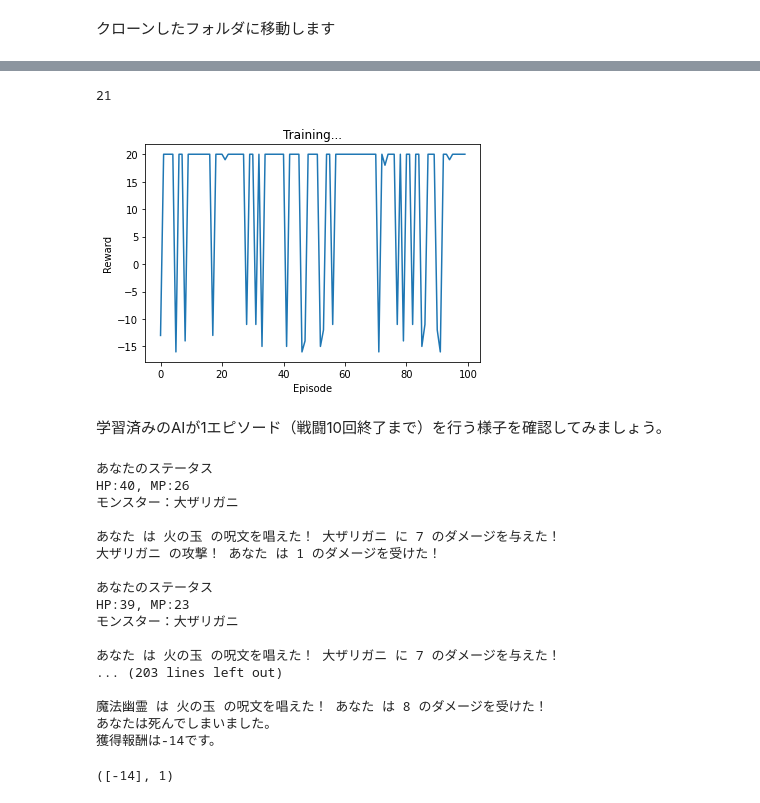
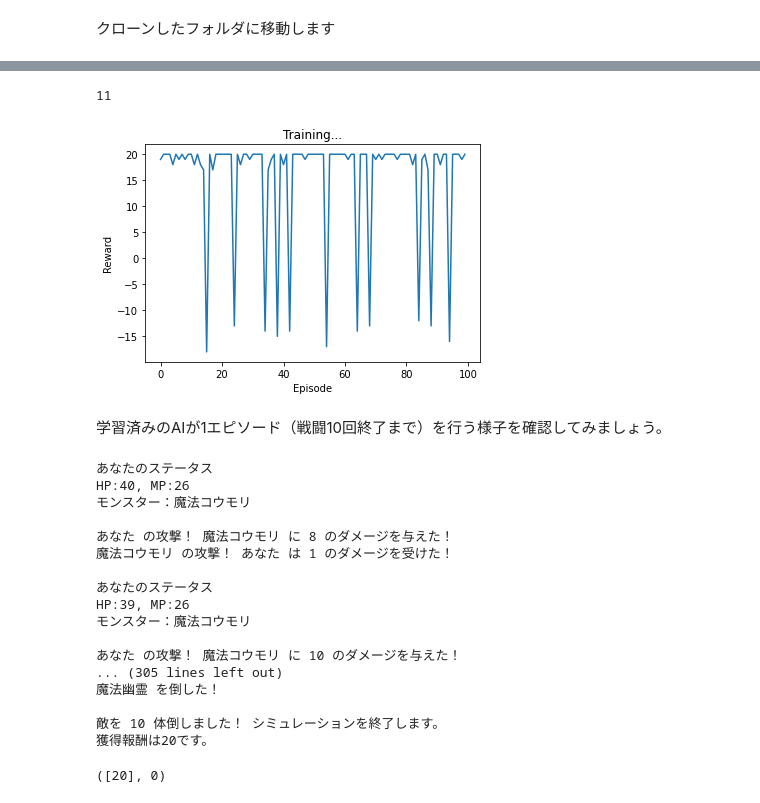
Before and after one commit to MiddleSouth/RPGBattleAI, a Jupyter notebook: RPGTurnBattleWithAI.ipynb, the cells around one changed output, grey strips where cells are left out. Saved outputs shown, nothing was run; the diff lists cells and outputs as text; code cells hidden in the pictures.

```diff
--- a/RPGTurnBattleWithAI.ipynb
+++ b/RPGTurnBattleWithAI.ipynb
@@ -43,13 +44,13 @@ import sys
 import RPGTurnBattle as RPG
 from AIPlayer.DQNPlayer import DQNPlayer
 
-training_env = RPG.Simulation(lvs=[7])
+training_env = RPG.Simulation(scenario_code='sample')
 
 player = DQNPlayer(training_env, 100)
 player.set_learning_parameters(
     gamma=0.99,
     eps_decay=4000,
-    num_episodes=5000,
+    num_episodes=7000,
     batch_size=128,
 )
 player.training()
@@ -99,19 +100,19 @@ plt.show()
 # %%
-test_env = RPG.Simulation(lvs=[7])
+test_env = RPG.Simulation(scenario_code='sample')
 result_rewards, dead_count = player.test(test_env, 100)
 print(dead_count)
 
 plt.figure(2)
 plt.clf()
 rewards_t = torch.tensor(result_rewards, dtype=torch.float)
 plt.title('Training...')
 plt.xlabel('Episode')
 plt.ylabel('Reward')
 plt.plot(rewards_t.numpy())
 plt.show()
 # %% [output]
-21
+11
-[figure, old version]
+[figure, new version]
 # %% [markdown]
 学習済みのAIが1エピソード（戦闘10回終了まで）を行う様子を確認してみましょう。
 # %%
@@ -119,19 +120,19 @@ player.test(test_env, 1, True)
 # %% [output]
 あなたのステータス
 HP:40, MP:26
-モンスター：大ザリガニ
+モンスター：魔法コウモリ
 
-あなた は 火の玉 の呪文を唱えた！ 大ザリガニ に 7 のダメージを与えた！
-大ザリガニ の攻撃！ あなた は 1 のダメージを受けた！
+あなた の攻撃！ 魔法コウモリ に 8 のダメージを与えた！
+魔法コウモリ の攻撃！ あなた は 1 のダメージを受けた！
 
 あなたのステータス
-HP:39, MP:23
-モンスター：大ザリガニ
+HP:39, MP:26
+モンスター：魔法コウモリ
 
-あなた は 火の玉 の呪文を唱えた！ 大ザリガニ に 7 のダメージを与えた！
-... (203 lines left out)
+あなた の攻撃！ 魔法コウモリ に 10 のダメージを与えた！
+... (305 lines left out)
+魔法幽霊 を倒した！
 
-魔法幽霊 は 火の玉 の呪文を唱えた！ あなた は 8 のダメージを受けた！
-あなたは死んでしまいました。
-獲得報酬は-14です。
+敵を 10 体倒しました！ シミュレーションを終了します。
+獲得報酬は20です。
-([-14], 1)
+([20], 0)
```
Also changed, not shown: parts of 12 cells of this notebook.
